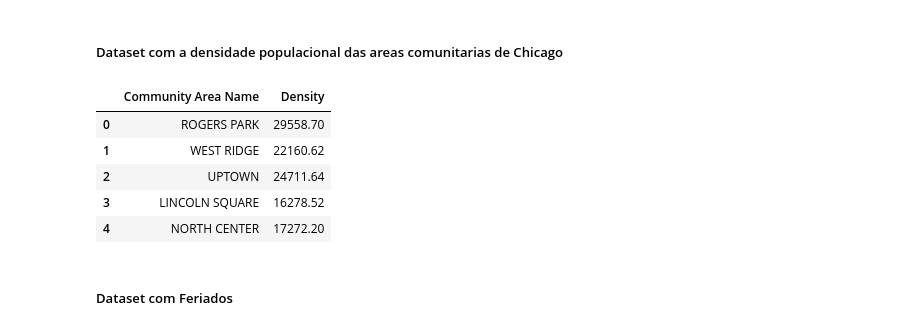
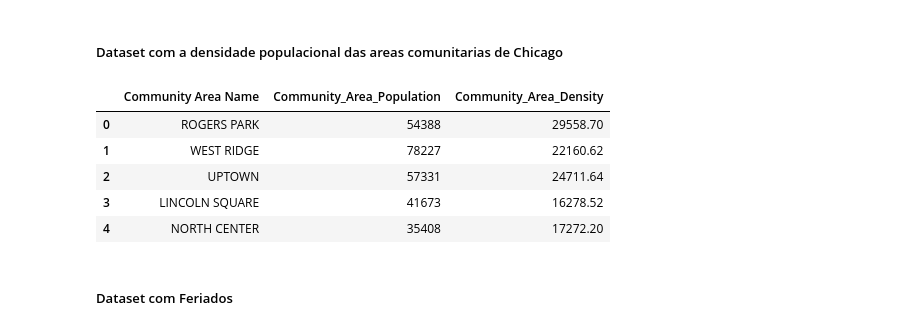
Before and after one commit to BorniaPedro/OPT004-trabalho-final, a Jupyter notebook: Etapa 2 - Limpeza/2 - enriquecimento_e_consultas.ipynb, the cells around one changed output. Cells and saved outputs as stored; diff of their text form; code cells hidden in the pictures.

```diff
--- a/Etapa 2 - Limpeza/2 - enriquecimento_e_consultas.ipynb
+++ b/Etapa 2 - Limpeza/2 - enriquecimento_e_consultas.ipynb
@@ -35,25 +40,26 @@ df_nomes.head()
 df_densidade = pd.read_csv('./dados externos/Community_Areas_Density.csv')
 
 # Apaga colunas desnecessarias
-df_densidade = df_densidade[['Community Area', 'Density']]
+df_densidade = df_densidade[['Community Area', 'Community_Area_Population', 'Community_Area_Density']]
 # %%
 # remove virgulas dos numeros pra conversao
-df_densidade['Density'] = df_densidade['Density'].str.replace(',', '')
+df_densidade['Community_Area_Density'] = df_densidade['Community_Area_Density'].str.replace(',', '')
 
-# garante que density é float
-df_densidade['Density'] = df_densidade['Density'].astype(float)
+# garante que density é float e population é int
+df_densidade['Community_Area_Density'] = df_densidade['Community_Area_Density'].astype(float)
+df_densidade['Community_Area_Population'] = df_densidade['Community_Area_Population'].astype(int)
 
 # muda o nome da coluna pra facilitar o merge
 df_densidade = df_densidade.rename(columns={'Community Area': 'Community Area Name'})
 
 df_densidade.head()
 # %% [output]
-|  | Community Area Name | Density |
-| 0 | ROGERS PARK | 29558.70 |
-| 1 | WEST RIDGE | 22160.62 |
-| 2 | UPTOWN | 24711.64 |
-| 3 | LINCOLN SQUARE | 16278.52 |
-| 4 | NORTH CENTER | 17272.20 |
+|  | Community Area Name | Community_Area_Population | Community_Area_Density |
+| 0 | ROGERS PARK | 54388 | 29558.70 |
+| 1 | WEST RIDGE | 78227 | 22160.62 |
+| 2 | UPTOWN | 57331 | 24711.64 |
+| 3 | LINCOLN SQUARE | 41673 | 16278.52 |
+| 4 | NORTH CENTER | 35408 | 17272.20 |
 # %% [markdown]
 ##### Dataset com Feriados
 # %%
```
Also changed, not shown: parts of 11 cells of this notebook, 1 other file.
